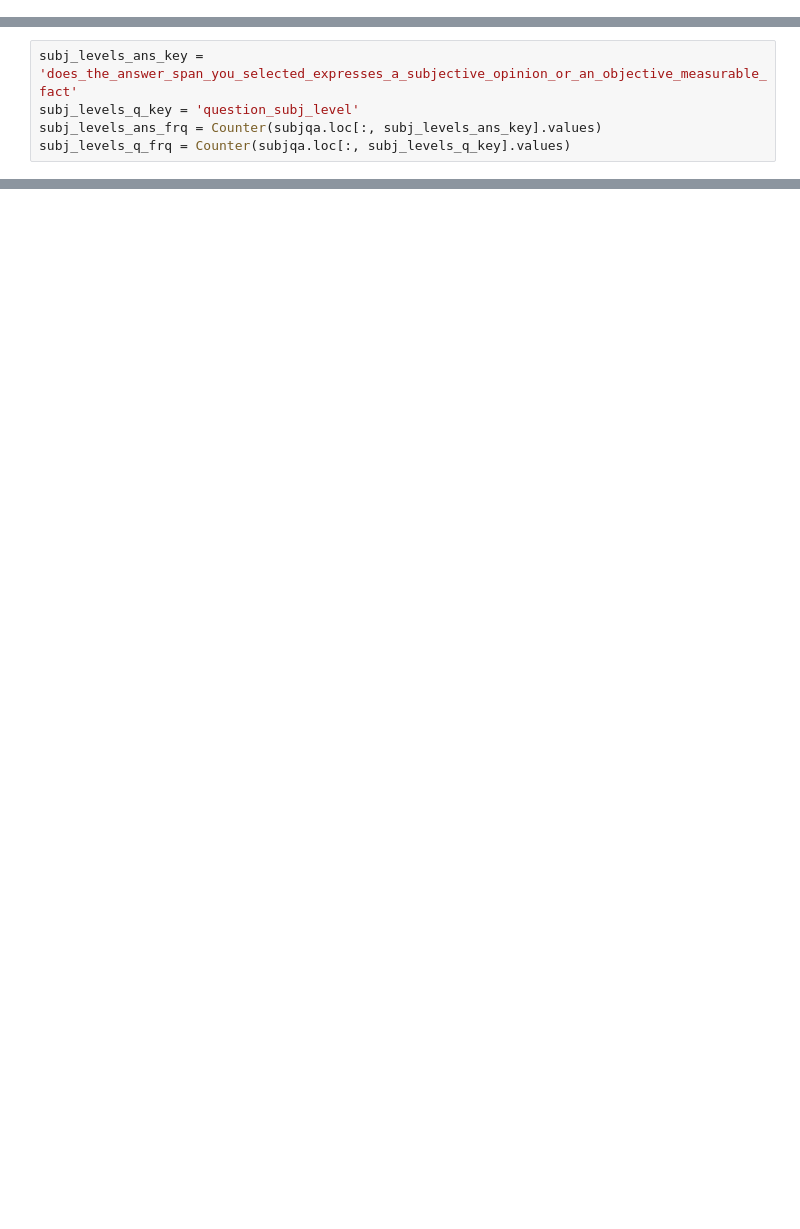
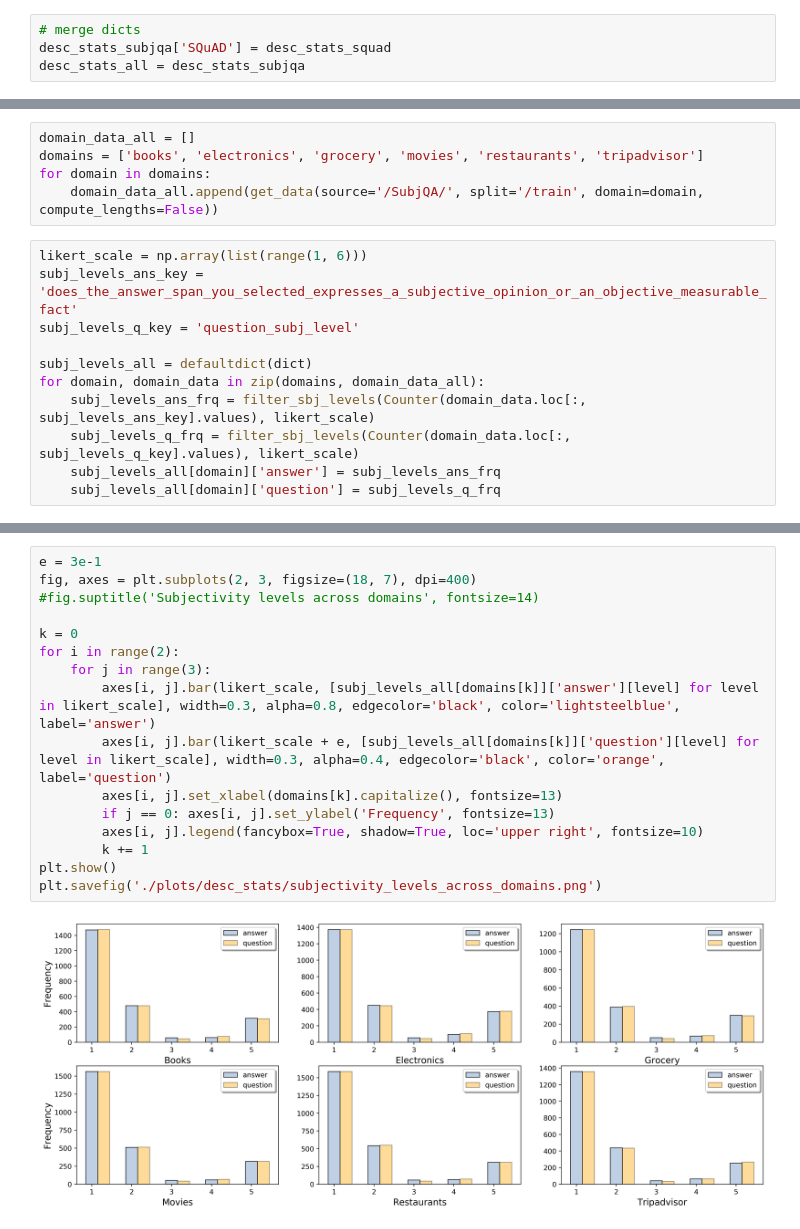
Before and after one commit to LukasMut/Subjective_QA, a Jupyter notebook: data_exploration.ipynb, the cells around one changed output, grey strips where cells are left out. Cells and saved outputs as stored; diff of their text form; blank space fills up the shorter version.

```diff
--- a/data_exploration.ipynb
+++ b/data_exploration.ipynb
@@ -37,0 +24,4 @@ cols = ['question', 'review', 'human_ans_spans']
+# %%
+# merge dicts
+desc_stats_subjqa['SQuAD'] = desc_stats_squad
+desc_stats_all = desc_stats_subjqa
@@ -78,5 +94,0 @@ array(['1', '5', '2', '4', '3',
-# %%
-subj_levels_ans_key = 'does_the_answer_span_you_selected_expresses_a_subjective_opinion_or_an_objective_measurable_fact'
-subj_levels_q_key = 'question_subj_level'
-subj_levels_ans_frq = Counter(subjqa.loc[:, subj_levels_ans_key].values)
-subj_levels_q_frq = Counter(subjqa.loc[:, subj_levels_q_key].values)
@@ -97,0 +97,16 @@ plt.show()
+# %%
+domain_data_all = []
+domains = ['books', 'electronics', 'grocery', 'movies', 'restaurants', 'tripadvisor']
+for domain in domains:
+    domain_data_all.append(get_data(source='/SubjQA/', split='/train', domain=domain, compute_lengths=False))
+# %%
+likert_scale = np.array(list(range(1, 6)))
+subj_levels_ans_key = 'does_the_answer_span_you_selected_expresses_a_subjective_opinion_or_an_objective_measurable_fact'
+subj_levels_q_key = 'question_subj_level'
+
+subj_levels_all = defaultdict(dict)
+for domain, domain_data in zip(domains, domain_data_all):
+    subj_levels_ans_frq = filter_sbj_levels(Counter(domain_data.loc[:, subj_levels_ans_key].values), likert_scale)
+    subj_levels_q_frq = filter_sbj_levels(Counter(domain_data.loc[:, subj_levels_q_key].values), likert_scale)
+    subj_levels_all[domain]['answer'] = subj_levels_ans_frq
+    subj_levels_all[domain]['question'] = subj_levels_q_frq
@@ -97,0 +129,18 @@ plt.show()
+# %%
+e = 3e-1
+fig, axes = plt.subplots(2, 3, figsize=(18, 7), dpi=400)
+#fig.suptitle('Subjectivity levels across domains', fontsize=14)
+
+k = 0
+for i in range(2):
+    for j in range(3):
+        axes[i, j].bar(likert_scale, [subj_levels_all[domains[k]]['answer'][level] for level in likert_scale], width=0.3, alpha=0.8, edgecolor='black', color='lightsteelblue', label='answer')
+        axes[i, j].bar(likert_scale + e, [subj_levels_all[domains[k]]['question'][level] for level in likert_scale], width=0.3, alpha=0.4, edgecolor='black', color='orange', label='question')
+        axes[i, j].set_xlabel(domains[k].capitalize(), fontsize=13)
+        if j == 0: axes[i, j].set_ylabel('Frequency', fontsize=13)
+        axes[i, j].legend(fancybox=True, shadow=True, loc='upper right', fontsize=10)
+        k += 1
+plt.show()
+plt.savefig('./plots/desc_stats/subjectivity_levels_across_domains.png')
+# %% [output]
+[figure, added]
```
Also changed, not shown: parts of 18 cells of this notebook, 9 other files.
